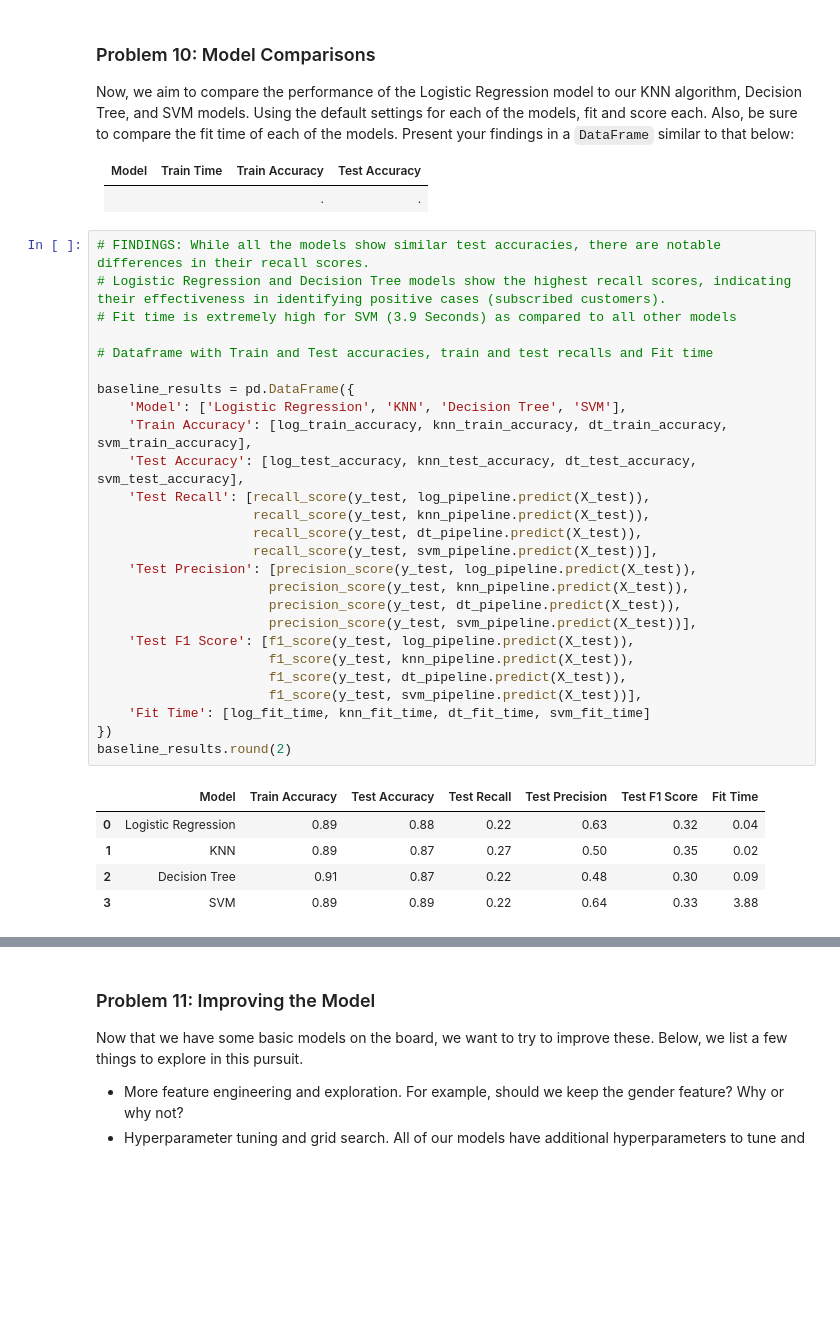
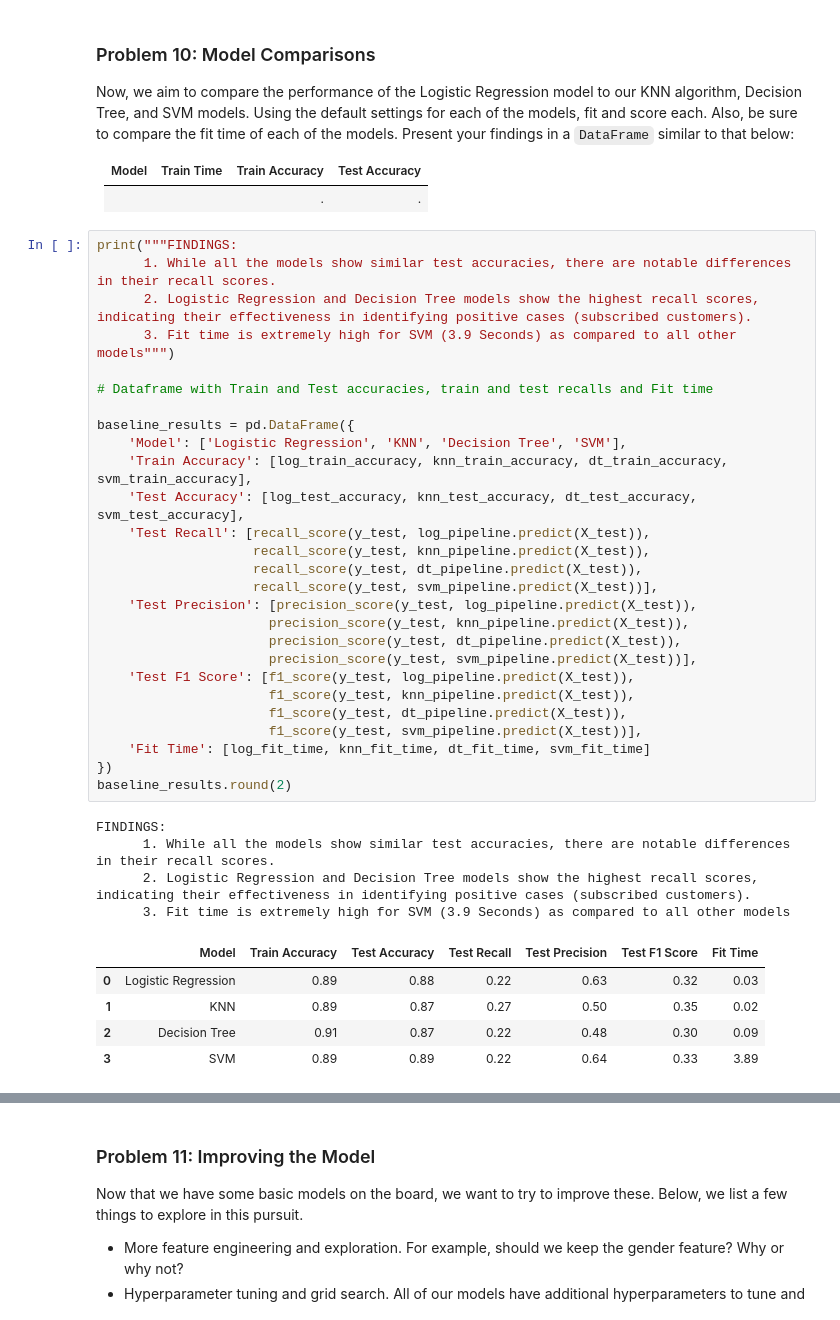
Before and after one commit to deepakkaushik72/PAA_III_Module_17_-Marketing_campaign, a Jupyter notebook: prompt_III.ipynb, the cells around one changed output, grey strips where cells are left out. Cells and saved outputs as stored; diff of their text form; blank space fills up the shorter version.

```diff
--- a/prompt_III.ipynb
+++ b/prompt_III.ipynb
@@ -606,35 +615,40 @@ Now, we aim to compare the performance of the Logistic Regression model to our K
 | ----- | ---------- | -------------  | -----------   |
 |     |    |.     |.     |
 # %%
-# FINDINGS: While all the models show similar test accuracies, there are notable differences in their recall scores.
-# Logistic Regression and Decision Tree models show the highest recall scores, indicating their effectiveness in identifying positive cases (subscribed customers).
-# Fit time is extremely high for SVM (3.9 Seconds) as compared to all other models
+print("""FINDINGS:
+      1. While all the models show similar test accuracies, there are notable differences in their recall scores.
+      2. Logistic Regression and Decision Tree models show the highest recall scores, indicating their effectiveness in identifying positive cases (subscribed customers).
+      3. Fit time is extremely high for SVM (3.9 Seconds) as compared to all other models""")
 
 # Dataframe with Train and Test accuracies, train and test recalls and Fit time
 
 baseline_results = pd.DataFrame({
     'Model': ['Logistic Regression', 'KNN', 'Decision Tree', 'SVM'],
     'Train Accuracy': [log_train_accuracy, knn_train_accuracy, dt_train_accuracy, svm_train_accuracy],
     'Test Accuracy': [log_test_accuracy, knn_test_accuracy, dt_test_accuracy, svm_test_accuracy],
     'Test Recall': [recall_score(y_test, log_pipeline.predict(X_test)),
                     recall_score(y_test, knn_pipeline.predict(X_test)),
                     recall_score(y_test, dt_pipeline.predict(X_test)),
                     recall_score(y_test, svm_pipeline.predict(X_test))],
     'Test Precision': [precision_score(y_test, log_pipeline.predict(X_test)),
                       precision_score(y_test, knn_pipeline.predict(X_test)),
                       precision_score(y_test, dt_pipeline.predict(X_test)),
                       precision_score(y_test, svm_pipeline.predict(X_test))],
     'Test F1 Score': [f1_score(y_test, log_pipeline.predict(X_test)),
                       f1_score(y_test, knn_pipeline.predict(X_test)),
                       f1_score(y_test, dt_pipeline.predict(X_test)),
                       f1_score(y_test, svm_pipeline.predict(X_test))],
     'Fit Time': [log_fit_time, knn_fit_time, dt_fit_time, svm_fit_time]
 })
 baseline_results.round(2)
 # %% [output]
+FINDINGS:
+      1. While all the models show similar test accuracies, there are notable differences in their recall scores.
+      2. Logistic Regression and Decision Tree models show the highest recall scores, indicating their effectiveness in identifying positive cases (subscribed customers).
+      3. Fit time is extremely high for SVM (3.9 Seconds) as compared to all other models
 |  | Model | Train Accuracy | Test Accuracy | Test Recall | Test Precision | Test F1 Score | Fit Time |
-| 0 | Logistic Regression | 0.89 | 0.88 | 0.22 | 0.63 | 0.32 | 0.04 |
+| 0 | Logistic Regression | 0.89 | 0.88 | 0.22 | 0.63 | 0.32 | 0.03 |
 | 1 | KNN | 0.89 | 0.87 | 0.27 | 0.50 | 0.35 | 0.02 |
 | 2 | Decision Tree | 0.91 | 0.87 | 0.22 | 0.48 | 0.30 | 0.09 |
-| 3 | SVM | 0.89 | 0.89 | 0.22 | 0.64 | 0.33 | 3.88 |
+| 3 | SVM | 0.89 | 0.89 | 0.22 | 0.64 | 0.33 | 3.89 |
 # %%
```
Also changed, not shown: parts of 16 cells of this notebook.
